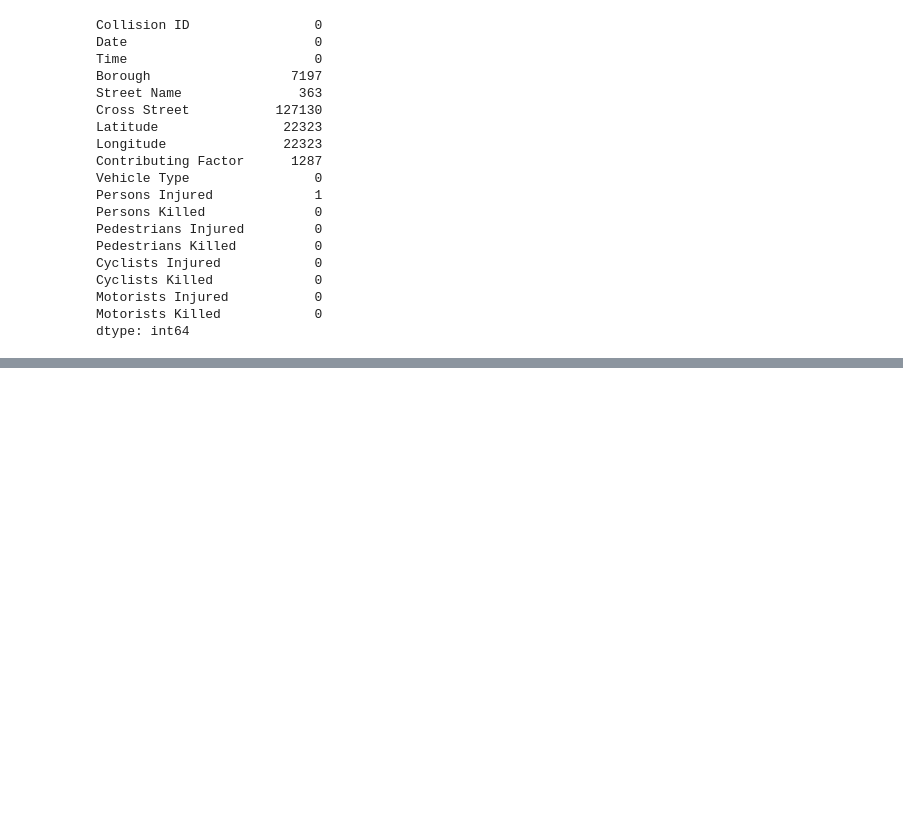
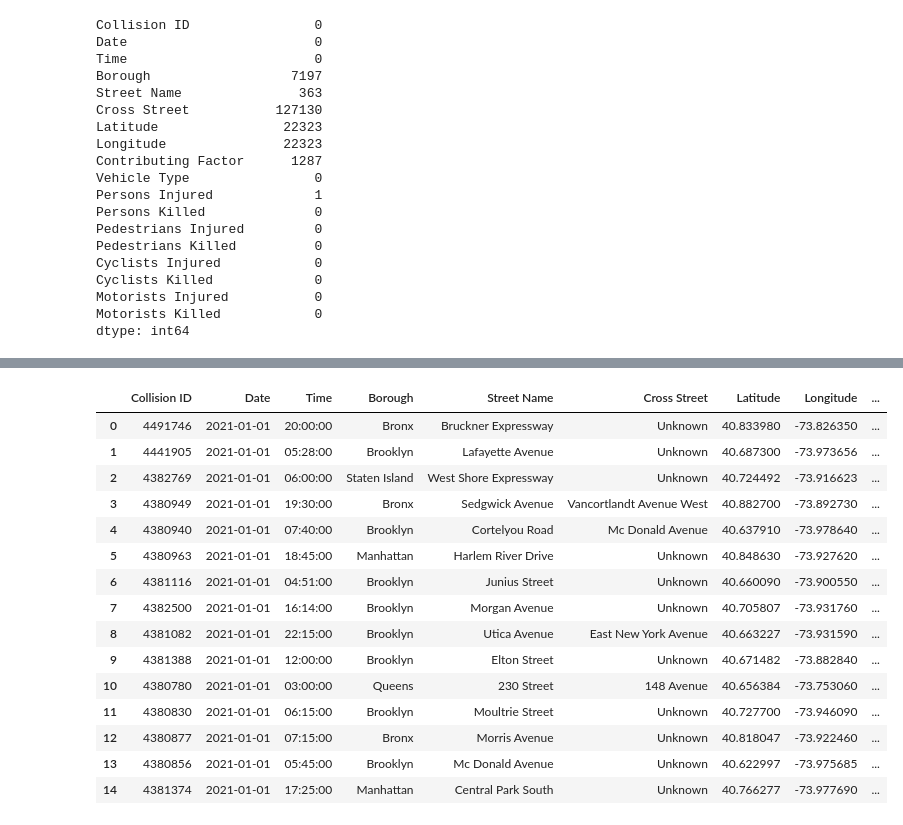
Before and after one commit to Soumiksb06/DBMS_J_compo, a Jupyter notebook: Code.ipynb, the cells around one changed output, grey strips where cells are left out. Cells and saved outputs as stored; diff of their text form; code cells hidden in the pictures; blank space fills up the shorter version.

```diff
--- a/Code.ipynb
+++ b/Code.ipynb
@@ -126,0 +117,33 @@ data.to_csv('updated_data.csv', index=False)
+# %%
+# Converting 'Date' and 'Time' to datetime
+df_copy['Date'] = pd.to_datetime(df_copy['Date'])
+df_copy['Time'] = pd.to_datetime(df_copy['Time'], format='%H:%M:%S').dt.time
+# %%
+# Removing duplicate rows
+df_copy.drop_duplicates(inplace=True)
+# %%
+# Converting 'Date' and 'Time' to datetime
+df_copy['Date'] = pd.to_datetime(df_copy['Date'])
+df_copy['Time'] = pd.to_datetime(df_copy['Time'], format='%H:%M:%S').dt.time
+# %%
+# Removing duplicate rows
+df_copy.drop_duplicates(inplace=True)
+# %%
+df_copy.head(15)
+# %% [output]
+|  | Collision ID | Date | Time | Borough | Street Name | Cross Street | Latitude | Longitude | ... |
+| 0 | 4491746 | 2021-01-01 | 20:00:00 | Bronx | Bruckner Expressway | Unknown | 40.833980 | -73.826350 | ... |
+| 1 | 4441905 | 2021-01-01 | 05:28:00 | Brooklyn | Lafayette Avenue | Unknown | 40.687300 | -73.973656 | ... |
+| 2 | 4382769 | 2021-01-01 | 06:00:00 | Staten Island | West Shore Expressway | Unknown | 40.724492 | -73.916623 | ... |
+| 3 | 4380949 | 2021-01-01 | 19:30:00 | Bronx | Sedgwick Avenue | Vancortlandt Avenue West | 40.882700 | -73.892730 | ... |
+| 4 | 4380940 | 2021-01-01 | 07:40:00 | Brooklyn | Cortelyou Road | Mc Donald Avenue | 40.637910 | -73.978640 | ... |
+| 5 | 4380963 | 2021-01-01 | 18:45:00 | Manhattan | Harlem River Drive | Unknown | 40.848630 | -73.927620 | ... |
+| 6 | 4381116 | 2021-01-01 | 04:51:00 | Brooklyn | Junius Street | Unknown | 40.660090 | -73.900550 | ... |
+| 7 | 4382500 | 2021-01-01 | 16:14:00 | Brooklyn | Morgan Avenue | Unknown | 40.705807 | -73.931760 | ... |
+| 8 | 4381082 | 2021-01-01 | 22:15:00 | Brooklyn | Utica Avenue | East New York Avenue | 40.663227 | -73.931590 | ... |
+| 9 | 4381388 | 2021-01-01 | 12:00:00 | Brooklyn | Elton Street | Unknown | 40.671482 | -73.882840 | ... |
+| 10 | 4380780 | 2021-01-01 | 03:00:00 | Queens | 230 Street | 148 Avenue | 40.656384 | -73.753060 | ... |
+| 11 | 4380830 | 2021-01-01 | 06:15:00 | Brooklyn | Moultrie Street | Unknown | 40.727700 | -73.946090 | ... |
+| 12 | 4380877 | 2021-01-01 | 07:15:00 | Bronx | Morris Avenue | Unknown | 40.818047 | -73.922460 | ... |
+| 13 | 4380856 | 2021-01-01 | 05:45:00 | Brooklyn | Mc Donald Avenue | Unknown | 40.622997 | -73.975685 | ... |
+| 14 | 4381374 | 2021-01-01 | 17:25:00 | Manhattan | Central Park South | Unknown | 40.766277 | -73.977690 | ... |
```
Also changed, not shown: parts of 22 cells of this notebook.
